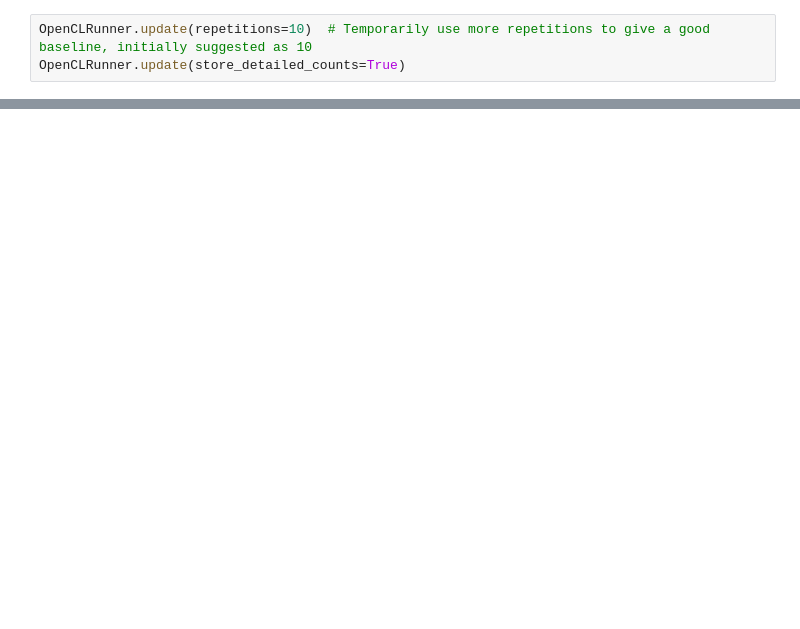
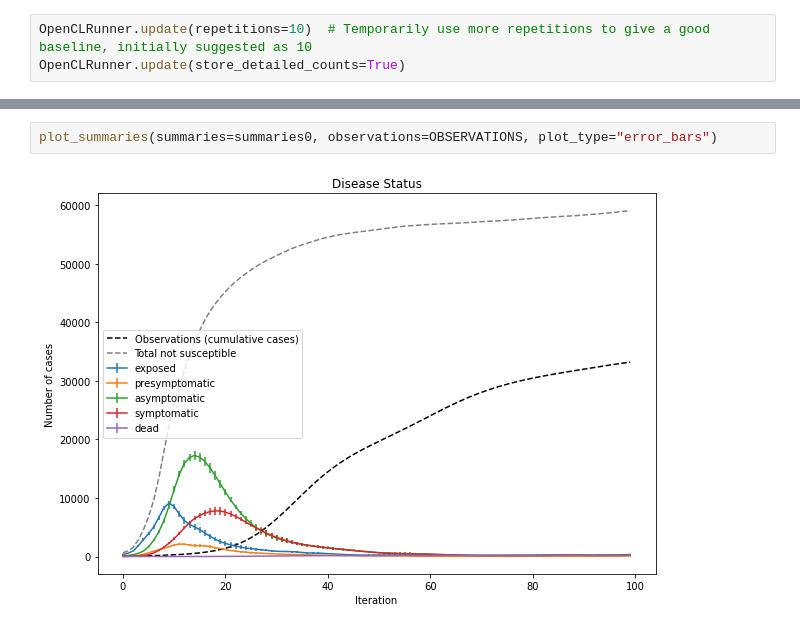
Before and after one commit to alan-turing-institute/uatk-aspics, a Jupyter notebook: calibration/abc_notebook.ipynb, the cells around one changed output, grey strips where cells are left out. Cells and saved outputs as stored; diff of their text form; blank space fills up the shorter version.

```diff
--- a/calibration/abc_notebook.ipynb
+++ b/calibration/abc_notebook.ipynb
@@ -253,0 +188,4 @@ fitness: 78951.19640664099
+# %%
+plot_summaries(summaries=summaries0, observations=OBSERVATIONS, plot_type="error_bars")
+# %% [output]
+[figure, added]
```
Also changed, not shown: parts of 24 cells of this notebook, 5 other files.
